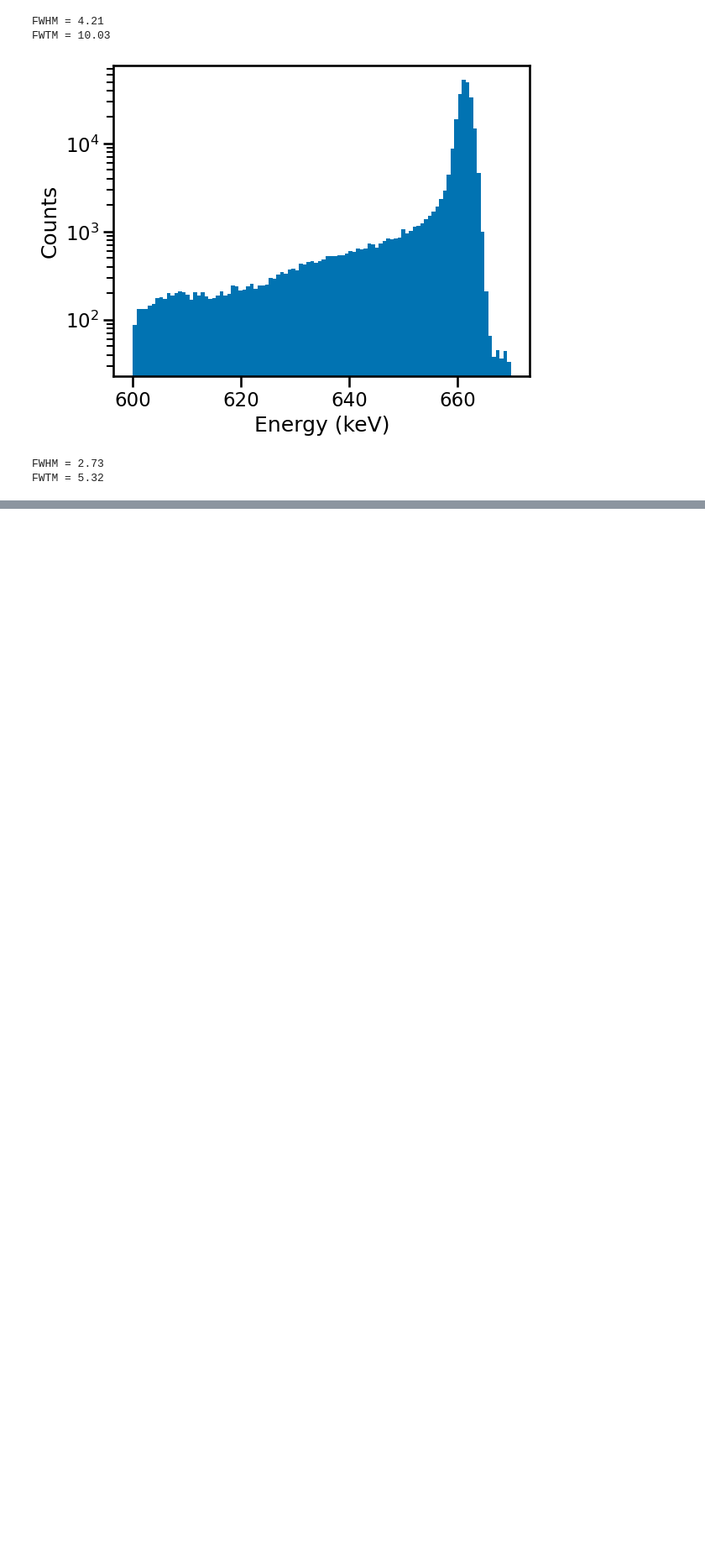
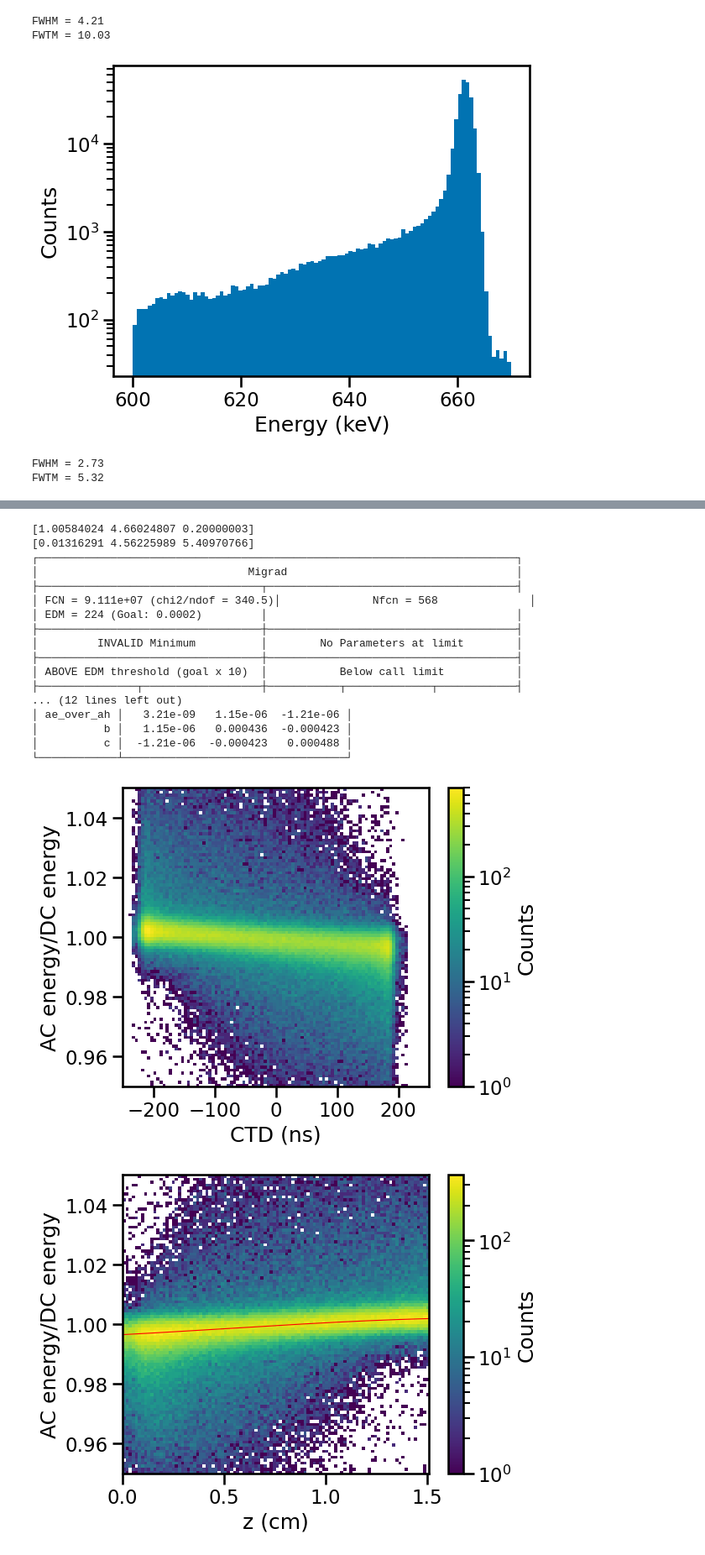
Before and after one commit to snpike/COSITrapping, a Jupyter notebook: Eratio_CTD_test_preLL.ipynb, the cells around one changed output, grey strips where cells are left out. Shown at 84% size. Saved outputs shown, nothing was run; the diff lists cells and outputs as text; code cells hidden in the pictures; blank space fills up the shorter version.

```diff
--- a/Eratio_CTD_test_preLL.ipynb
+++ b/Eratio_CTD_test_preLL.ipynb
@@ -342,0 +173,59 @@ fit_CCE(z_list, e_signal_preLL, h_signal_preLL, sim_dCCE, plot_suffix = 'Cs137al
+# %%
+popt, pcov = curve_fit(depth_to_eratio, depth_flat, eratio_flat, sigma = 0.004*np.ones(eratio_flat.shape),\
+                       p0=p0, bounds=([0.9,1.0,0.2], [1.1,10.,50.]))
+print(popt)
+print(np.sqrt(np.diag(pcov)))
+
+c = cost.LeastSquares(depth_flat, eratio_flat, 0.004*np.ones(eratio_flat.shape), depth_to_eratio)
+m = Minuit(c, ae_over_ah=662.411/662.114, b=1.3, c=0.5)
+m.limits['b', 'c'] = [0.1, 100.]
+m.limits['ae_over_ah'] = [0.5, 2.0]
+m.migrad()
+m.hesse()
+print(m)
+
+eratio_plot = np.linspace(0.9,1.1, num=300)
+depth_plot = np.linspace(0.0,1.51, num=300)
+
+plt.figure()
+plt.hist2d(ctd_stretch_flat, eratio_flat, bins=100, range=[[-250, 250], [0.95, 1.05]], norm=mpl.colors.LogNorm())
+plt.colorbar(label='Counts')
+plt.xlabel('CTD (ns)')
+plt.ylabel('AC energy/DC energy')
+plt.tight_layout()
+plt.savefig(plot_dir + 'CTD_to_eratio_preLL_Cs137.pdf')
+plt.show()
+
+plt.figure()
+plt.hist2d(depth_flat, eratio_flat, bins=100, range=[[0.0, 1.51], [0.95, 1.05]], norm=mpl.colors.LogNorm())
+plt.plot(depth_plot, depth_to_eratio(depth_plot, *p0), color='red', lw=0.8)
+# plt.plot(depth_plot, depth_to_eratio(depth_plot, *popt), color='yellow', lw=0.8)
+plt.colorbar(label='Counts')
+plt.ylabel('AC energy/DC energy')
+plt.xlabel('z (cm)')
+plt.tight_layout()
+plt.savefig(plot_dir + 'depth_to_eratio_preLL_Cs137.pdf')
+plt.show()
+
+
+# z_list, e_signal_preLL, h_signal_preLL = make_depthplot(df_list[-1], strings[-1], zmin=calibrator.zmin, zmax=calibrator.zmax)
+# %% [output]
+[1.00584024 4.66024807 0.20000003]
+[0.01316291 4.56225989 5.40970766]
+┌─────────────────────────────────────────────────────────────────────────┐
+│                                Migrad                                   │
+├──────────────────────────────────┬──────────────────────────────────────┤
+│ FCN = 9.111e+07 (chi2/ndof = 340.5)│              Nfcn = 568              │
+│ EDM = 224 (Goal: 0.0002)         │                                      │
+├──────────────────────────────────┼──────────────────────────────────────┤
+│         INVALID Minimum          │        No Parameters at limit        │
+├──────────────────────────────────┼──────────────────────────────────────┤
+│ ABOVE EDM threshold (goal x 10)  │           Below call limit           │
+├───────────────┬──────────────────┼───────────┬─────────────┬────────────┤
+... (12 lines left out)
+│ ae_over_ah │   3.21e-09   1.15e-06  -1.21e-06 │
+│          b │   1.15e-06   0.000436  -0.000423 │
+│          c │  -1.21e-06  -0.000423   0.000488 │
+└────────────┴──────────────────────────────────┘
+[figure, added]
+[figure, added]
```
Also changed, not shown: parts of 16 cells of this notebook, 3 other files.
